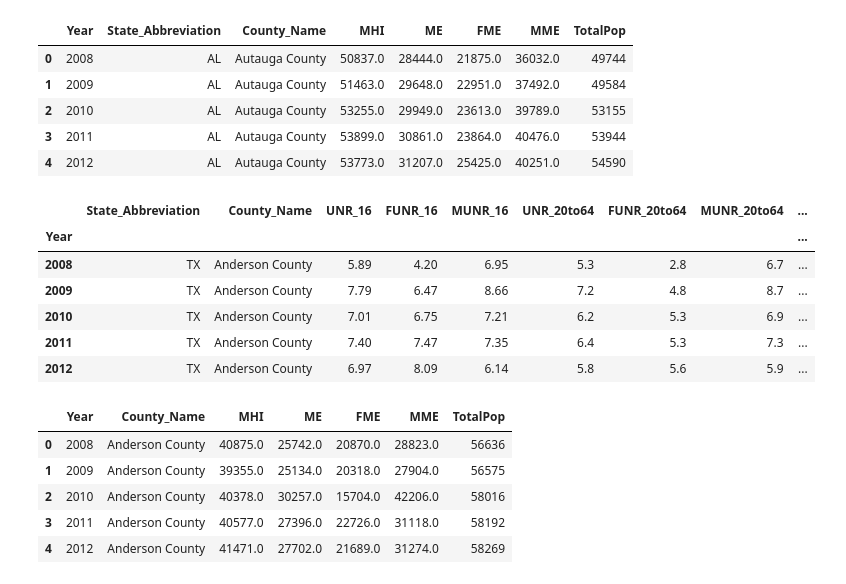
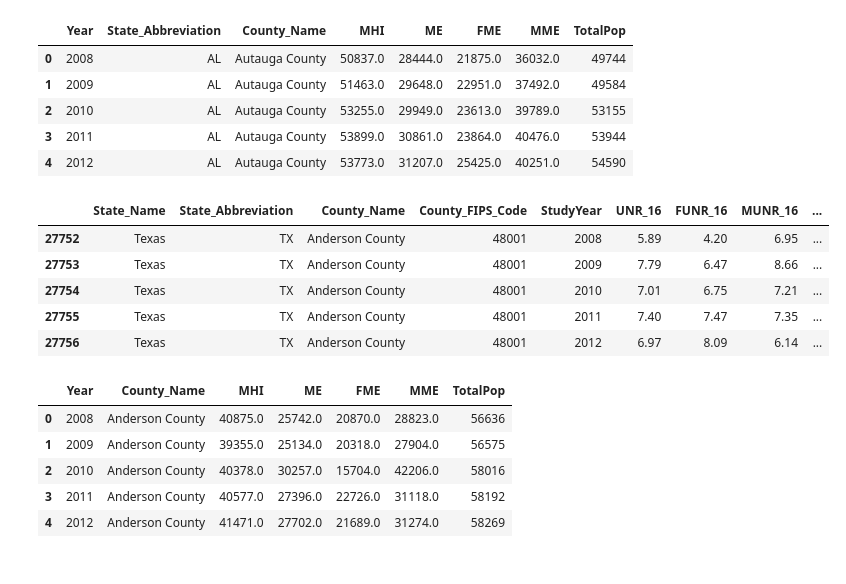
Before and after one commit to MWPerrineJr/data_vis_final, a Jupyter notebook: term.ipynb, the cells around one changed output. Cells and saved outputs as stored; diff of their text form; code cells hidden in the pictures.

Commit message:
update childcare data

```diff
--- a/term.ipynb
+++ b/term.ipynb
@@ -100,14 +104,13 @@ ccInc.head()
 # %%
-txchildCare = childCare_1[childCare_1['State_Abbreviation'] == 'TX']
+txchildCare = childCare[childCare['State_Abbreviation'] == 'TX']
 txchildCare.head()
 # %% [output]
-|  | State_Abbreviation | County_Name | UNR_16 | FUNR_16 | MUNR_16 | UNR_20to64 | FUNR_20to64 | MUNR_20to64 | ... |
-| Year |  |  |  |  |  |  |  |  | ... |
-| 2008 | TX | Anderson County | 5.89 | 4.20 | 6.95 | 5.3 | 2.8 | 6.7 | ... |
-| 2009 | TX | Anderson County | 7.79 | 6.47 | 8.66 | 7.2 | 4.8 | 8.7 | ... |
-| 2010 | TX | Anderson County | 7.01 | 6.75 | 7.21 | 6.2 | 5.3 | 6.9 | ... |
-| 2011 | TX | Anderson County | 7.40 | 7.47 | 7.35 | 6.4 | 5.3 | 7.3 | ... |
-| 2012 | TX | Anderson County | 6.97 | 8.09 | 6.14 | 5.8 | 5.6 | 5.9 | ... |
+|  | State_Name | State_Abbreviation | County_Name | County_FIPS_Code | StudyYear | UNR_16 | FUNR_16 | MUNR_16 | ... |
+| 27752 | Texas | TX | Anderson County | 48001 | 2008 | 5.89 | 4.20 | 6.95 | ... |
+| 27753 | Texas | TX | Anderson County | 48001 | 2009 | 7.79 | 6.47 | 8.66 | ... |
+| 27754 | Texas | TX | Anderson County | 48001 | 2010 | 7.01 | 6.75 | 7.21 | ... |
+| 27755 | Texas | TX | Anderson County | 48001 | 2011 | 7.40 | 7.47 | 7.35 | ... |
+| 27756 | Texas | TX | Anderson County | 48001 | 2012 | 6.97 | 8.09 | 6.14 | ... |
 # %%
 txchildCare.reset_index(inplace=True)
 # %%
```
Also changed, not shown: parts of 3 cells of this notebook.
